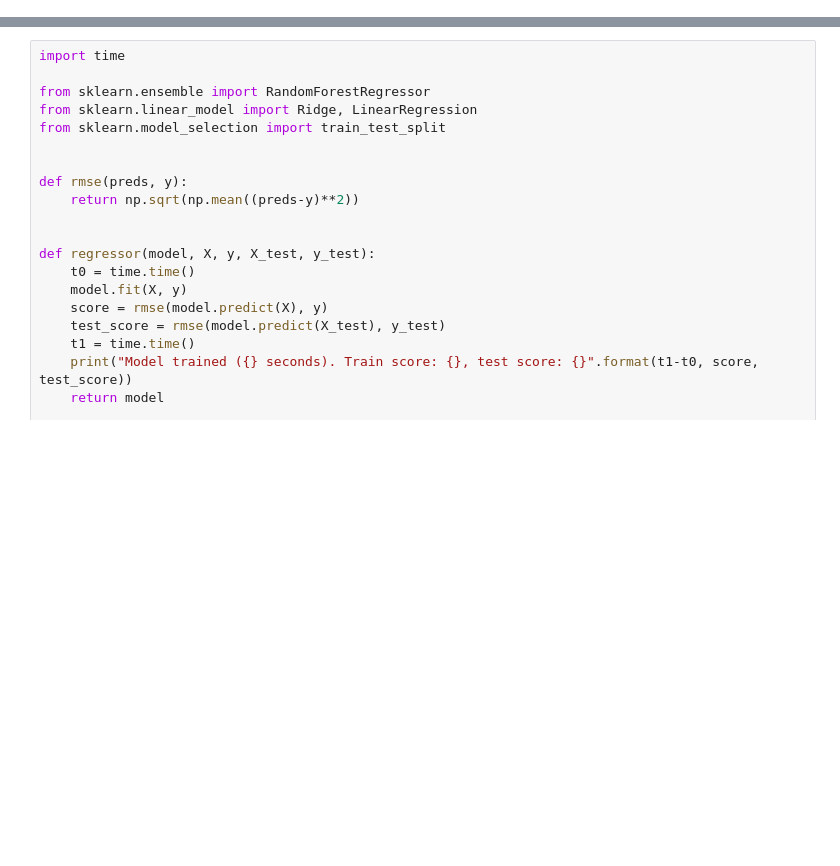
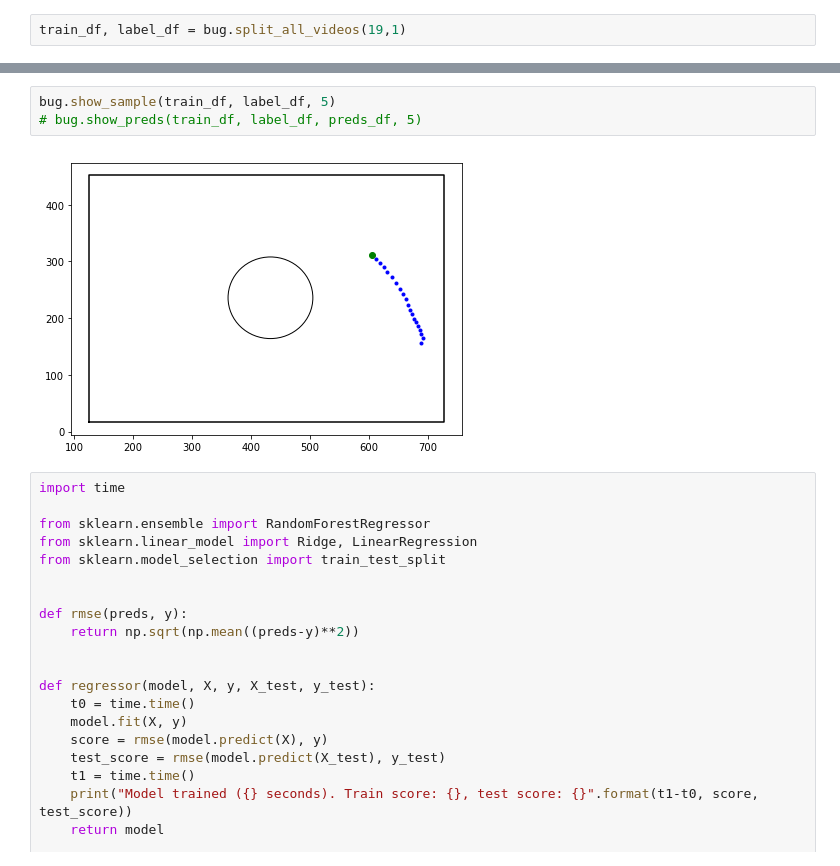
Before and after one commit to klil-machine-learning/bug-prediction, a Jupyter notebook: organize_features.ipynb, the cells around one changed output, grey strips where cells are left out. Drawn from its saved outputs; the diff is of its cells as text; blank space fills up the shorter version.

```diff
--- a/organize_features.ipynb
+++ b/organize_features.ipynb
@@ -155,0 +15,2 @@ show_train_test(30);
+# %%
+train_df, label_df = bug.split_all_videos(19,1)
@@ -156,3 +28,8 @@ show_train_test(30);
+# %%
+bug.show_sample(train_df, label_df, 5)
+# bug.show_preds(train_df, label_df, preds_df, 5)
+# %% [output]
+[figure, added]
 # %%
 import time
 
```
Also changed, not shown: parts of 10 cells of this notebook, 1 other file.
